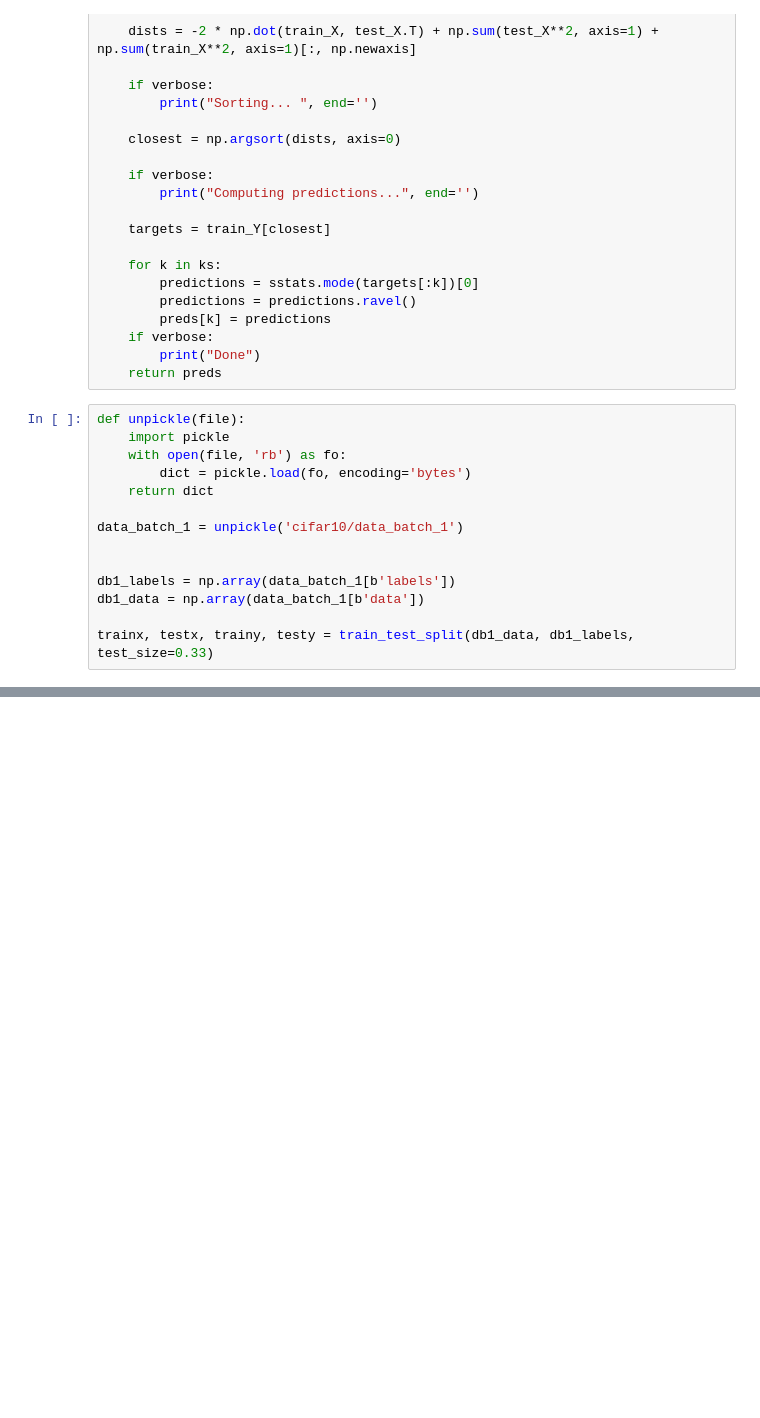
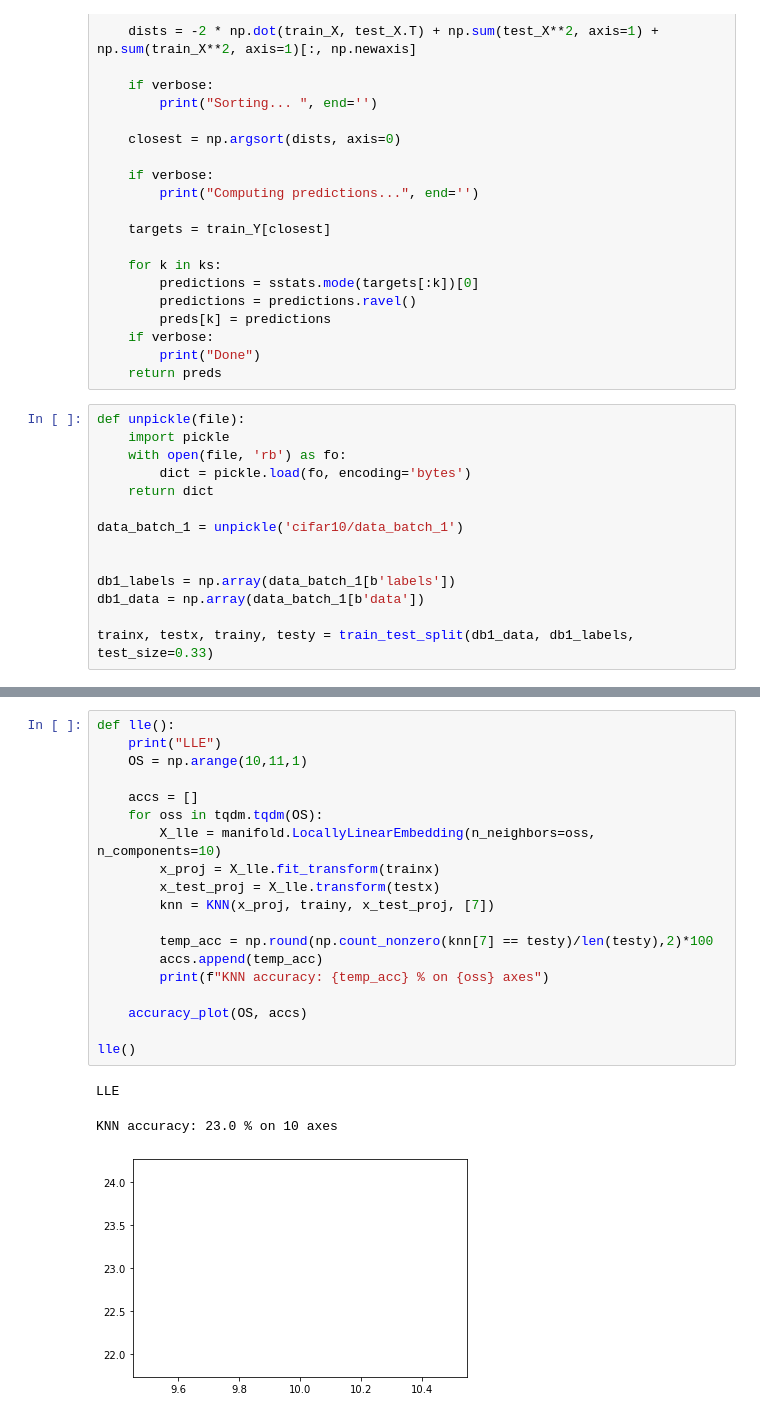
Before and after one commit to jgrodzicki/cifar_image_classification, a Jupyter notebook: dim_reducition_methods.ipynb, the cells around one changed output, grey strips where cells are left out. Cells and saved outputs as stored; diff of their text form; blank space fills up the shorter version.

```diff
--- a/dim_reducition_methods.ipynb
+++ b/dim_reducition_methods.ipynb
@@ -94,0 +132,23 @@ MemoryError: Unable to allocate array with shape (6700, 6700) and data type floa
+# %%
+def lle():
+    print("LLE")
+    OS = np.arange(10,11,1)
+
+    accs = []
+    for oss in tqdm.tqdm(OS):
+        X_lle = manifold.LocallyLinearEmbedding(n_neighbors=oss, n_components=10)
+        x_proj = X_lle.fit_transform(trainx)
+        x_test_proj = X_lle.transform(testx)
+        knn = KNN(x_proj, trainy, x_test_proj, [7])
+
+        temp_acc = np.round(np.count_nonzero(knn[7] == testy)/len(testy),2)*100
+        accs.append(temp_acc)
+        print(f"KNN accuracy: {temp_acc} % on {oss} axes")
+
+    accuracy_plot(OS, accs)
+
+lle()
+# %% [output]
+LLE
+KNN accuracy: 23.0 % on 10 axes
+[figure, added]
```
Also changed, not shown: parts of 6 cells of this notebook, 4 other files.
